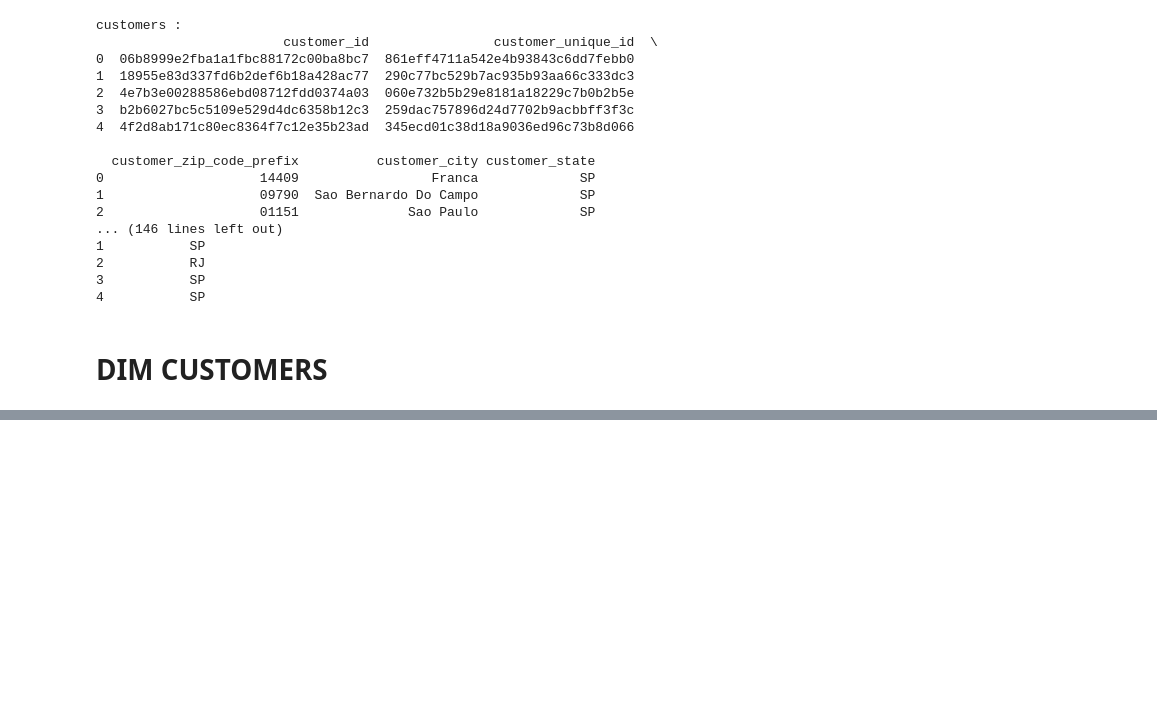
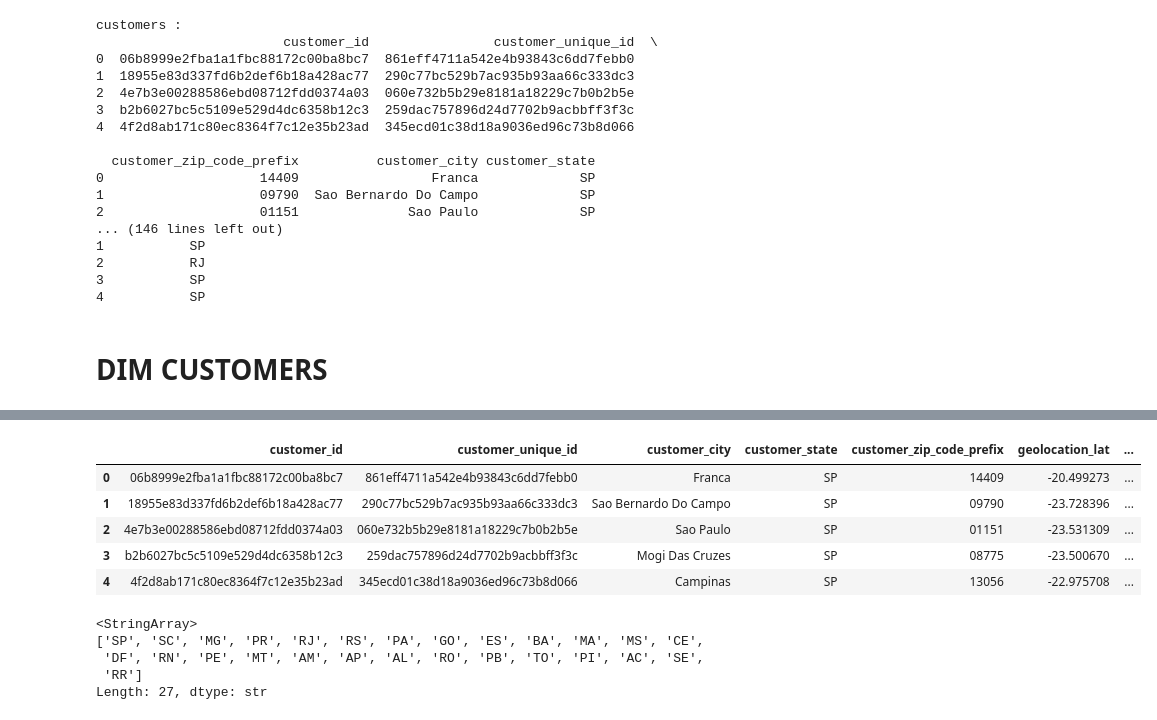
Before and after one commit to Hai2310/End-to-End-E-Commerce-Analytics-System, a Jupyter notebook: etl/etl.ipynb, the cells around one changed output, grey strips where cells are left out. Saved outputs shown, nothing was run; the diff lists cells and outputs as text; code cells hidden in the pictures; blank space fills up the shorter version.

```diff
--- a/etl/etl.ipynb
+++ b/etl/etl.ipynb
@@ -66,0 +94,30 @@ geolocation.head(1)
+# %%
+# Join 2 bảng customer và geolocation
+cus_join = pd.merge(customers, geolocation, left_on = "customer_zip_code_prefix", right_on = "geolocation_zip_code_prefix", how = "inner")
+# %%
+#  Lây sra các cột cần thiết cho dim_customer
+dim_customer = cus_join[["customer_id",
+                        "customer_unique_id",
+                        "customer_city",
+                        "customer_state",
+                        "customer_zip_code_prefix",
+                        "geolocation_lat",
+                        "geolocation_lng"
+                        ]]
+# %%
+dim_customer.head()
+# %% [output]
+|  | customer_id | customer_unique_id | customer_city | customer_state | customer_zip_code_prefix | geolocation_lat | ... |
+| 0 | 06b8999e2fba1a1fbc88172c00ba8bc7 | 861eff4711a542e4b93843c6dd7febb0 | Franca | SP | 14409 | -20.499273 | ... |
+| 1 | 18955e83d337fd6b2def6b18a428ac77 | 290c77bc529b7ac935b93aa66c333dc3 | Sao Bernardo Do Campo | SP | 09790 | -23.728396 | ... |
+| 2 | 4e7b3e00288586ebd08712fdd0374a03 | 060e732b5b29e8181a18229c7b0b2b5e | Sao Paulo | SP | 01151 | -23.531309 | ... |
+| 3 | b2b6027bc5c5109e529d4dc6358b12c3 | 259dac757896d24d7702b9acbbff3f3c | Mogi Das Cruzes | SP | 08775 | -23.500670 | ... |
+| 4 | 4f2d8ab171c80ec8364f7c12e35b23ad | 345ecd01c38d18a9036ed96c73b8d066 | Campinas | SP | 13056 | -22.975708 | ... |
+# %%
+dim_customer["customer_state"].unique()
+# %% [output]
+<StringArray>
+['SP', 'SC', 'MG', 'PR', 'RJ', 'RS', 'PA', 'GO', 'ES', 'BA', 'MA', 'MS', 'CE',
+ 'DF', 'RN', 'PE', 'MT', 'AM', 'AP', 'AL', 'RO', 'PB', 'TO', 'PI', 'AC', 'SE',
+ 'RR']
+Length: 27, dtype: str
```
Also changed, not shown: parts of 75 cells of this notebook, 1 other file.
